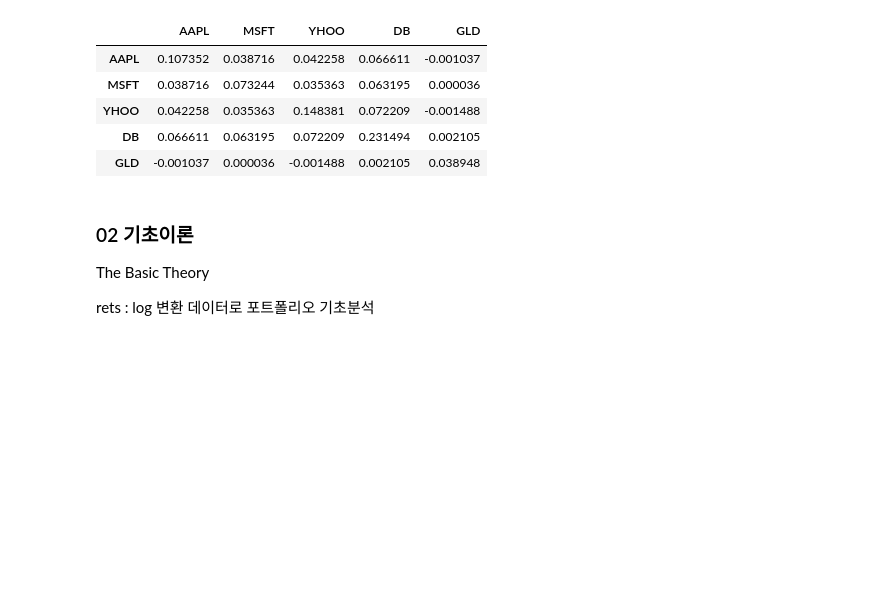
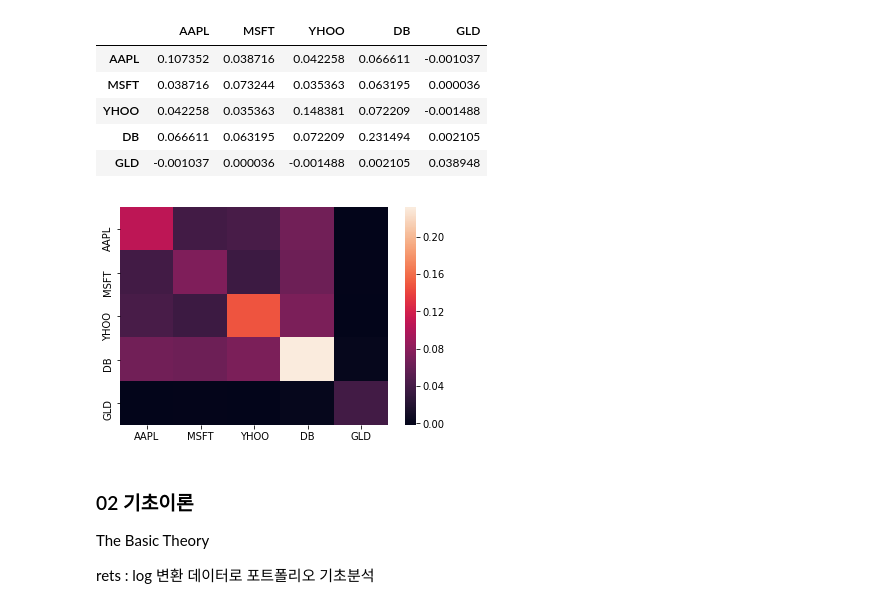
Before and after one commit to YongBeomKim/Finance, a Jupyter notebook: 08.Statistics.ipynb, the cells around one changed output. Drawn from its saved outputs; the diff is of its cells as text; code cells hidden in the pictures; blank space fills up the shorter version.

```diff
--- a/08.Statistics.ipynb
+++ b/08.Statistics.ipynb
@@ -452,6 +452,12 @@ rets.cov() * 252
 | YHOO | 0.042258 | 0.035363 | 0.148381 | 0.072209 | -0.001488 |
 | DB | 0.066611 | 0.063195 | 0.072209 | 0.231494 | 0.002105 |
 | GLD | -0.001037 | 0.000036 | -0.001488 | 0.002105 | 0.038948 |
+# %%
+import seaborn as sns
+sns.heatmap(rets.cov() * 252)
+plt.show()
+# %% [output]
+[figure, added]
 # %% [markdown]
 ### 02 기초이론
 The Basic Theory
```
Also changed, not shown: parts of 44 cells of this notebook.
